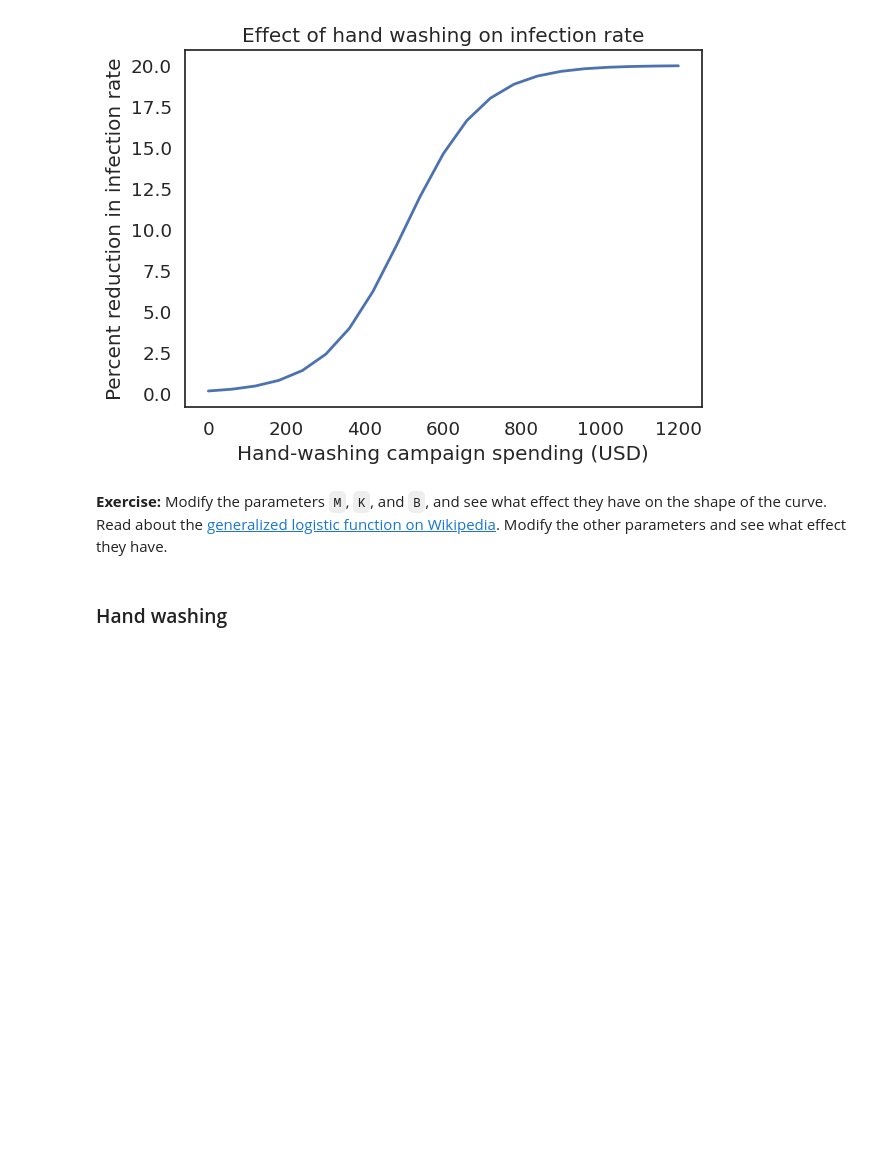
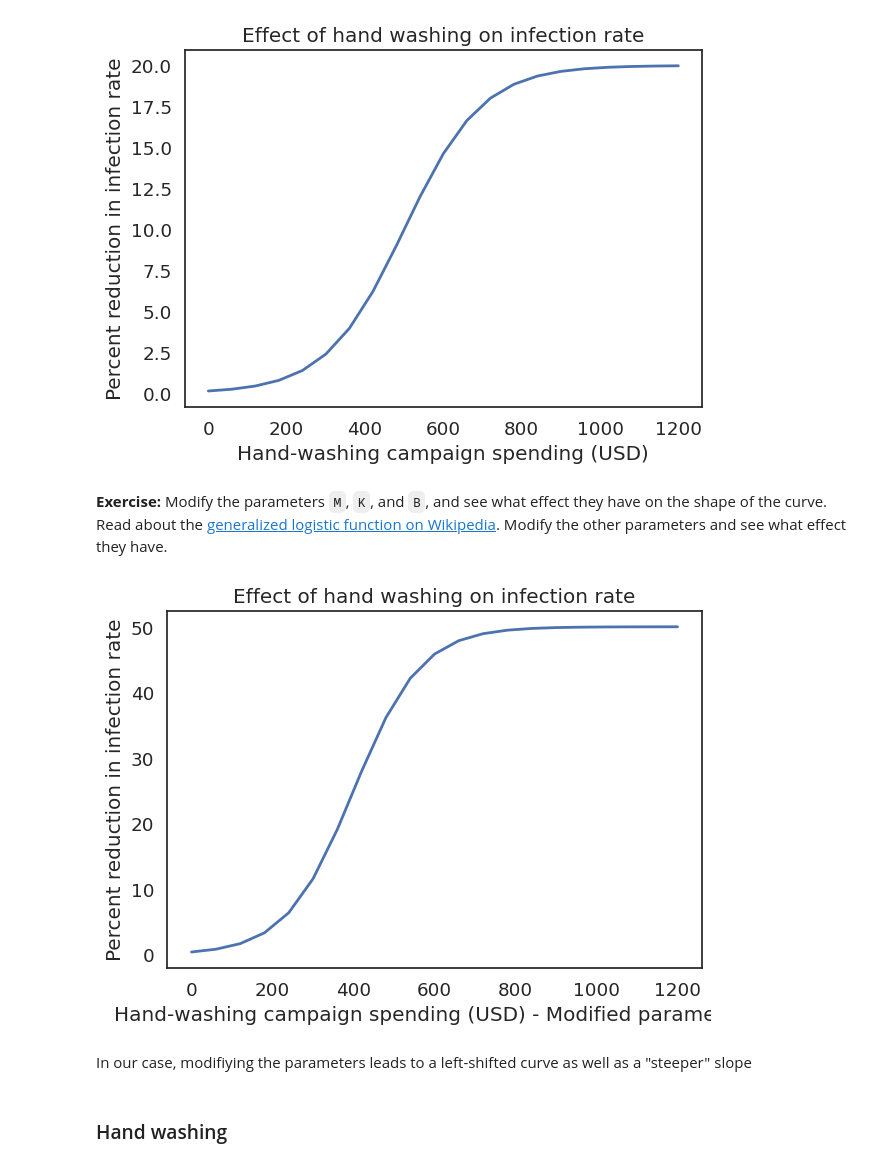
Before and after one commit to andrewbowen19/SimulationAndModellingDATA604, a Jupyter notebook: notebooks/bowen_chap12.ipynb, the cells around one changed output. Cells and saved outputs as stored; diff of their text form; code cells hidden in the pictures; blank space fills up the shorter version.

```diff
--- a/notebooks/bowen_chap12.ipynb
+++ b/notebooks/bowen_chap12.ipynb
@@ -331,6 +339,20 @@ decorate(xlabel='Hand-washing campaign spending (USD)',
 [figure]
 # %% [markdown]
 **Exercise:** Modify the parameters `M`, `K`, and `B`, and see what effect they have on the shape of the curve.  Read about the [generalized logistic function on Wikipedia](https://en.wikipedia.org/wiki/Generalised_logistic_function).  Modify the other parameters and see what effect they have.
+# %%
+percent_reduction2 = logistic(spending, M=400, K=0.5, B=0.012) * 100
+
+# Plot results
+plot(spending, percent_reduction2)
+
+decorate(xlabel='Hand-washing campaign spending (USD) - Modified parameters',
+         ylabel='Percent reduction in infection rate',
+         title='Effect of hand washing on infection rate',
+         legend=False)
+# %% [output]
+[figure, added]
+# %% [markdown]
+In our case, modifiying the parameters leads to a left-shifted curve as well as a "steeper" slope
 # %% [markdown]
 ### Hand washing
 # %% [markdown]
```
Also changed, not shown: parts of 10 cells of this notebook.
